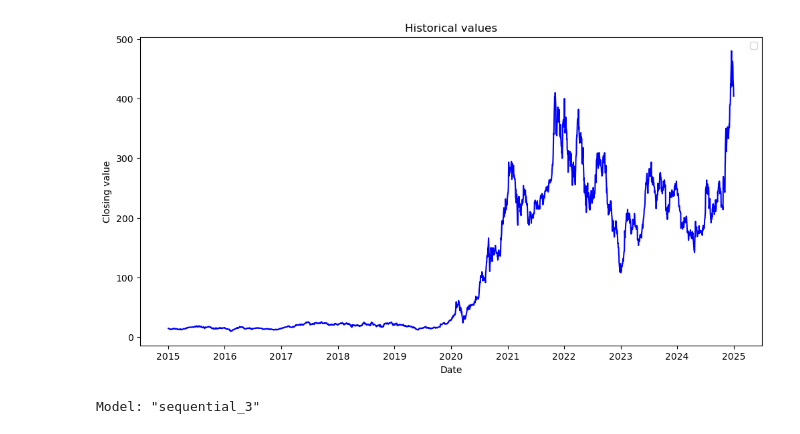
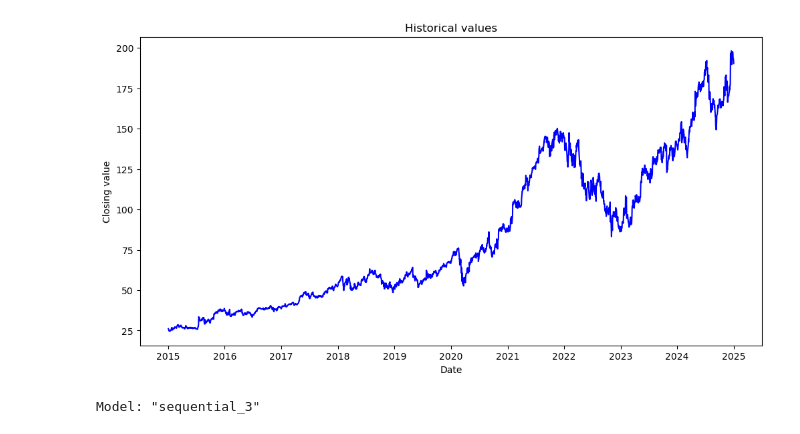
Before and after one commit to FbStatsQuant/Deep-Learning-for-Quantitative-Finance, a Jupyter notebook: RNN.ipynb, the cells around one changed output. Cells and saved outputs as stored; diff of their text form; code cells hidden in the pictures.

```diff
--- a/RNN.ipynb
+++ b/RNN.ipynb
@@ -7,19 +7,18 @@ import warnings
 # %%
 warnings.filterwarnings('ignore')
 
-data = yf.download('TSLA', start='2015-01-01', end='2025-01-01', progress=False)
+data = yf.download('GOOG', start='2015-01-01', end='2025-01-01', progress=False)
 data = data[['Close']]
 data.fillna(method='ffill', inplace=True)
 # %%
 plt.figure(figsize=(12,6))
 plt.plot(data['Close'], color = 'blue')
 plt.xlabel('Date')
 plt.ylabel('Closing value')
 plt.title('Historical values')
-plt.legend()
 plt.show()
 # %% [output]
-[figure, old version]
+[figure, new version]
 # %%
 from sklearn.preprocessing import MinMaxScaler
 from sklearn.metrics import mean_squared_error, mean_absolute_error
```
Also changed, not shown: parts of 1 cell of this notebook.
